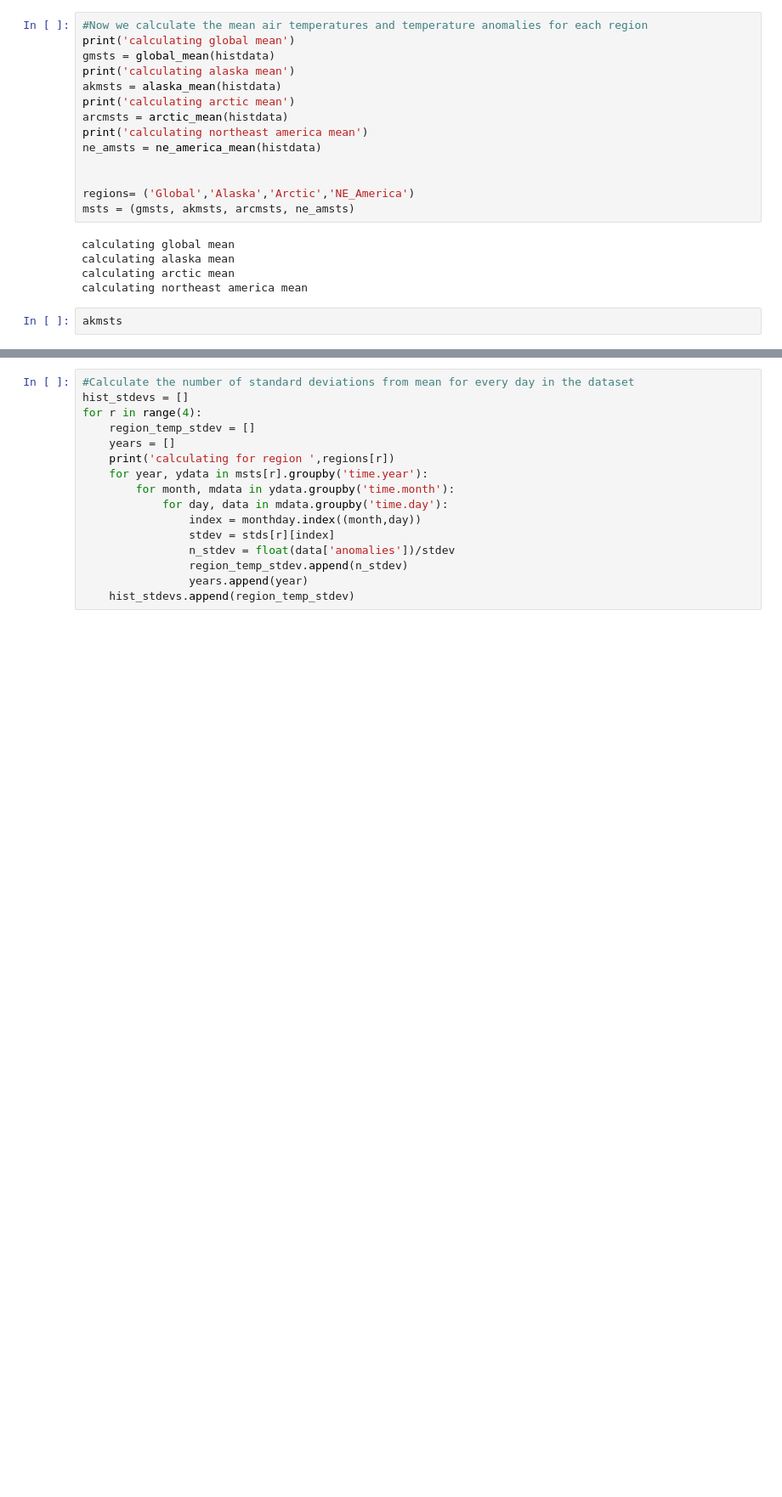
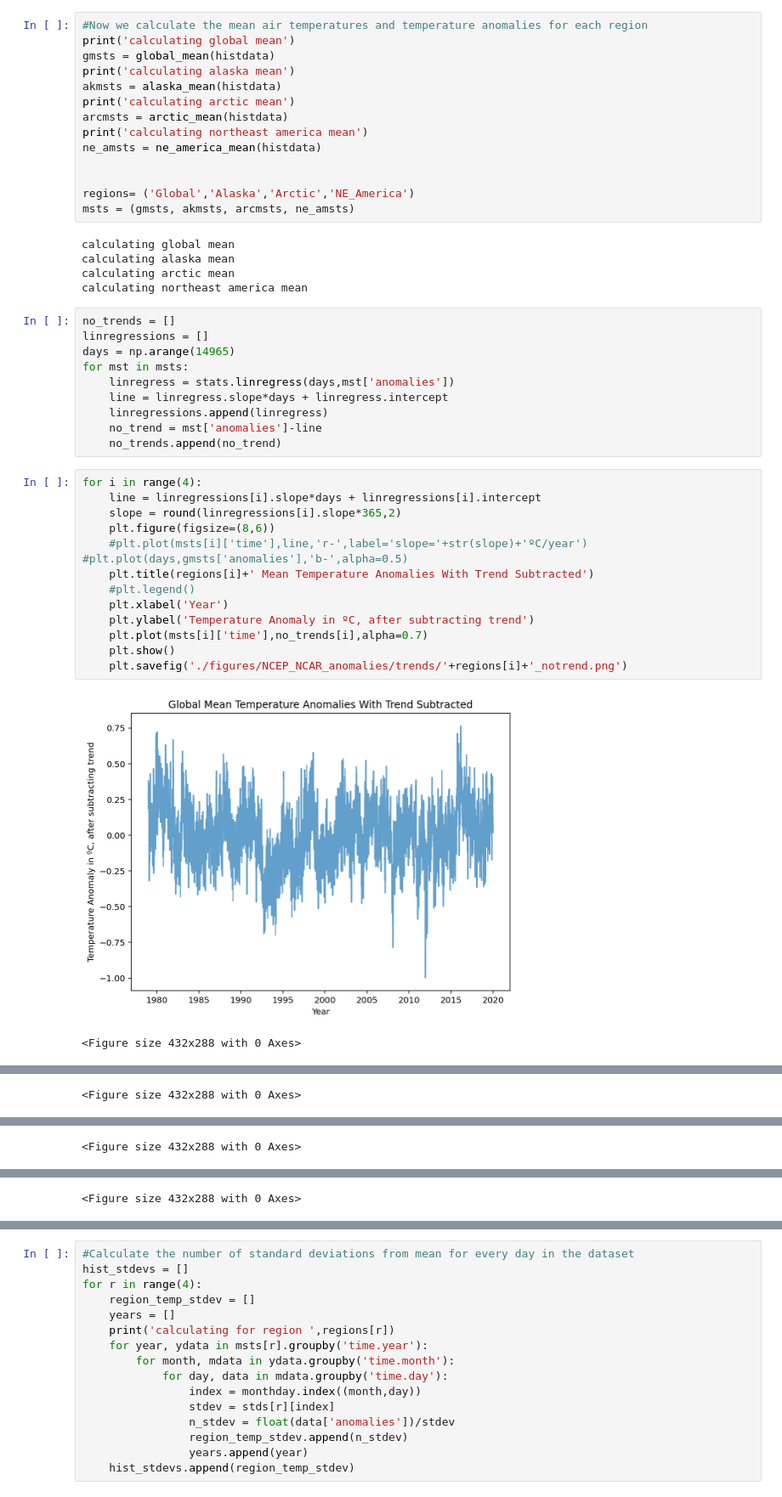
Before and after one commit to Lulurussell/CICOES-code, a Jupyter notebook: NCEP_NCAR_data.ipynb, the cells around one changed output, grey strips where cells are left out. Shown at 85% size. Cells and saved outputs as stored; diff of their text form; blank space fills up the shorter version.

```diff
--- a/NCEP_NCAR_data.ipynb
+++ b/NCEP_NCAR_data.ipynb
@@ -131,5 +132,30 @@ calculating global mean
 calculating alaska mean
 calculating arctic mean
 calculating northeast america mean
-# %%
-akmsts
+# %%
+no_trends = []
+linregressions = []
+days = np.arange(14965)
+for mst in msts:
+    linregress = stats.linregress(days,mst['anomalies'])
+    line = linregress.slope*days + linregress.intercept
+    linregressions.append(linregress)
+    no_trend = mst['anomalies']-line
+    no_trends.append(no_trend)
+# %%
+for i in range(4):
+    line = linregressions[i].slope*days + linregressions[i].intercept
+    slope = round(linregressions[i].slope*365,2)
+    plt.figure(figsize=(8,6))
+    #plt.plot(msts[i]['time'],line,'r-',label='slope='+str(slope)+'ºC/year')
+#plt.plot(days,gmsts['anomalies'],'b-',alpha=0.5)
+    plt.title(regions[i]+' Mean Temperature Anomalies With Trend Subtracted')
+    #plt.legend()
+    plt.xlabel('Year')
+    plt.ylabel('Temperature Anomaly in ºC, after subtracting trend')
+    plt.plot(msts[i]['time'],no_trends[i],alpha=0.7)
+    plt.show()
+    plt.savefig('./figures/NCEP_NCAR_anomalies/trends/'+regions[i]+'_notrend.png')
+# %% [output]
+[figure, added]
+<Figure size 432x288 with 0 Axes>
@@ -135,0 +163 @@ akmsts
+<Figure size 432x288 with 0 Axes>
@@ -135,0 +165 @@ akmsts
+<Figure size 432x288 with 0 Axes>
@@ -135,0 +167 @@ akmsts
+<Figure size 432x288 with 0 Axes>
```
Also changed, not shown: parts of 21 cells of this notebook, 12 other files.
